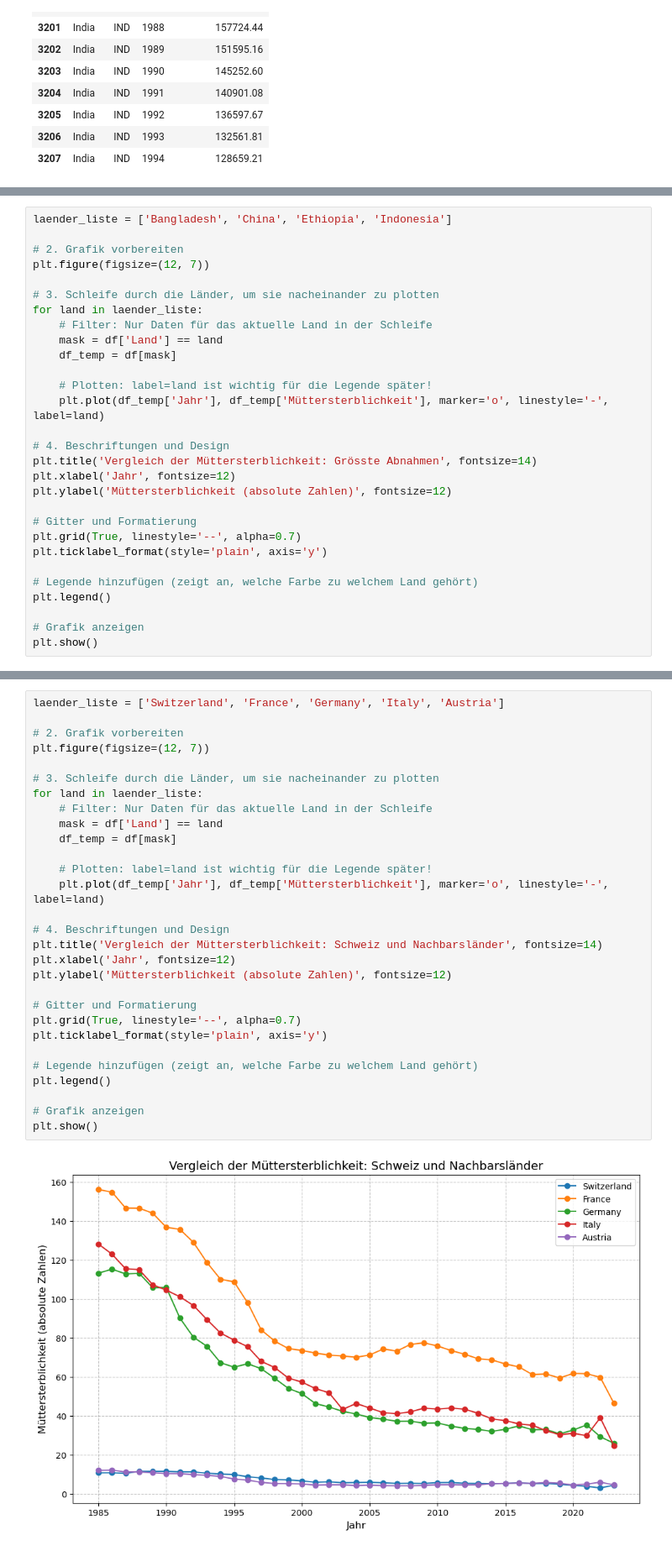
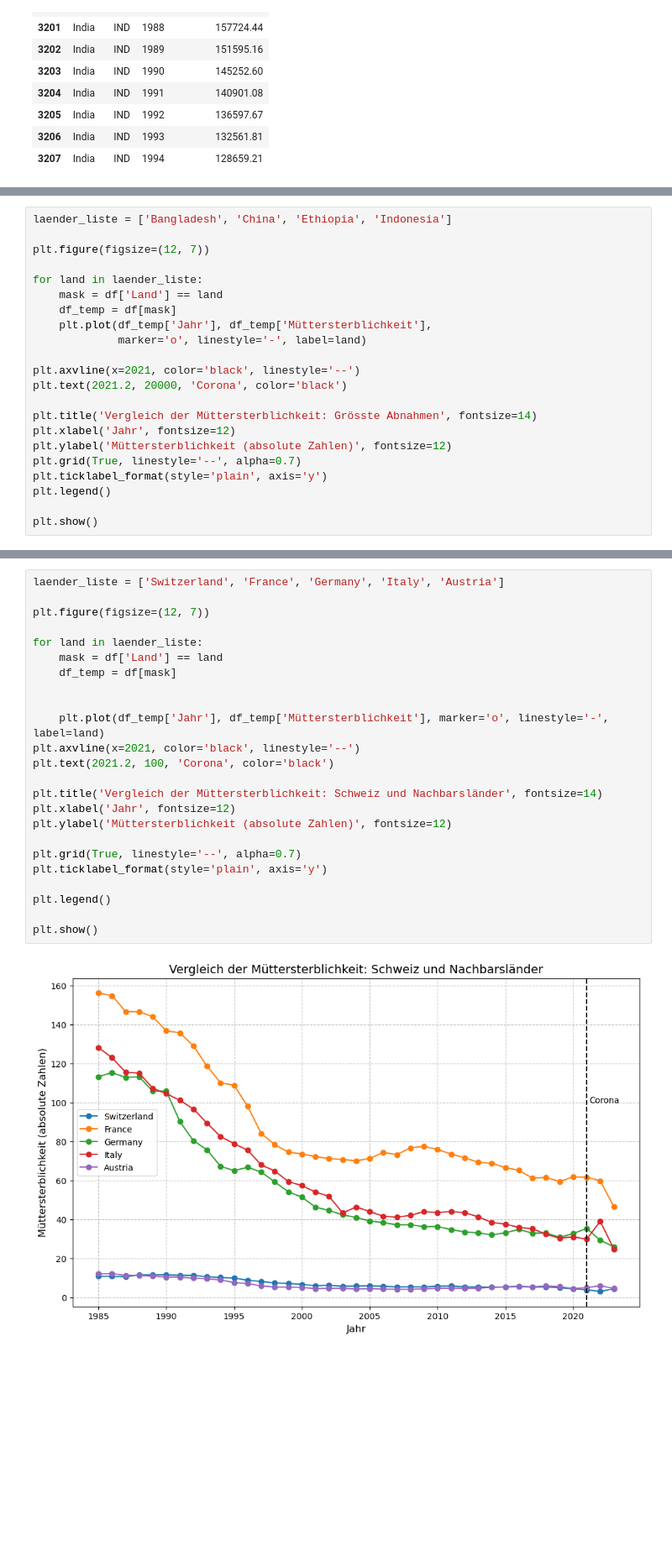
Before and after one commit to Ramona000/Python-LN, a Jupyter notebook: Grundgerüst_Leistungsnachweis.ipynb, the cells around one changed output, grey strips where cells are left out. Shown at 84% size. Cells and saved outputs as stored; diff of their text form; blank space fills up the shorter version.

Commit message:
Beschreib Diagramm 2

```diff
--- a/Grundgerüst_Leistungsnachweis.ipynb
+++ b/Grundgerüst_Leistungsnachweis.ipynb
@@ -333,30 +331,23 @@ plt.show()
 # %%
 laender_liste = ['Bangladesh', 'China', 'Ethiopia', 'Indonesia']
 
-# 2. Grafik vorbereiten
 plt.figure(figsize=(12, 7))
 
-# 3. Schleife durch die Länder, um sie nacheinander zu plotten
 for land in laender_liste:
-    # Filter: Nur Daten für das aktuelle Land in der Schleife
     mask = df['Land'] == land
     df_temp = df[mask]
+    plt.plot(df_temp['Jahr'], df_temp['Müttersterblichkeit'],
+             marker='o', linestyle='-', label=land)
 
-    # Plotten: label=land ist wichtig für die Legende später!
-    plt.plot(df_temp['Jahr'], df_temp['Müttersterblichkeit'], marker='o', linestyle='-', label=land)
+plt.axvline(x=2021, color='black', linestyle='--')
+plt.text(2021.2, 20000, 'Corona', color='black')
 
-# 4. Beschriftungen und Design
 plt.title('Vergleich der Müttersterblichkeit: Grösste Abnahmen', fontsize=14)
 plt.xlabel('Jahr', fontsize=12)
 plt.ylabel('Müttersterblichkeit (absolute Zahlen)', fontsize=12)
-
-# Gitter und Formatierung
 plt.grid(True, linestyle='--', alpha=0.7)
 plt.ticklabel_format(style='plain', axis='y')
-
-# Legende hinzufügen (zeigt an, welche Farbe zu welchem Land gehört)
 plt.legend()
 
-# Grafik anzeigen
 plt.show()
 # %% [output]
@@ -395,31 +383,26 @@ plt.show()
 # %%
 laender_liste = ['Switzerland', 'France', 'Germany', 'Italy', 'Austria']
 
-# 2. Grafik vorbereiten
 plt.figure(figsize=(12, 7))
 
-# 3. Schleife durch die Länder, um sie nacheinander zu plotten
 for land in laender_liste:
-    # Filter: Nur Daten für das aktuelle Land in der Schleife
     mask = df['Land'] == land
     df_temp = df[mask]
 
-    # Plotten: label=land ist wichtig für die Legende später!
+
     plt.plot(df_temp['Jahr'], df_temp['Müttersterblichkeit'], marker='o', linestyle='-', label=land)
+plt.axvline(x=2021, color='black', linestyle='--')
+plt.text(2021.2, 100, 'Corona', color='black')
 
-# 4. Beschriftungen und Design
 plt.title('Vergleich der Müttersterblichkeit: Schweiz und Nachbarsländer', fontsize=14)
 plt.xlabel('Jahr', fontsize=12)
 plt.ylabel('Müttersterblichkeit (absolute Zahlen)', fontsize=12)
 
-# Gitter und Formatierung
 plt.grid(True, linestyle='--', alpha=0.7)
 plt.ticklabel_format(style='plain', axis='y')
 
-# Legende hinzufügen (zeigt an, welche Farbe zu welchem Land gehört)
 plt.legend()
 
-# Grafik anzeigen
 plt.show()
 # %% [output]
-[figure, old version]
+[figure, new version]
```
Also changed, not shown: parts of 5 cells of this notebook.
